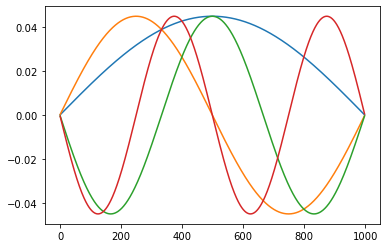
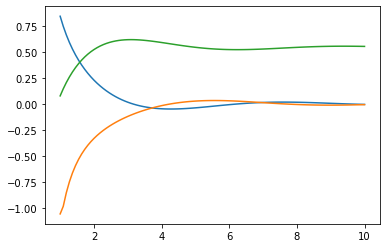
The notebook cell's code change between the first figure and the second:
--- before
+++ after
@@ -1,4 +1,3 @@
-plt.plot(-1*v[:,-1])
-plt.plot(-1*v[:,-2])
-plt.plot(-1*v[:,-3])
-plt.plot(-1*v[:,-4])
+plt.plot(x,y)
+plt.plot(x,dydx)
+plt.plot(x,y_integral)

Commit: x